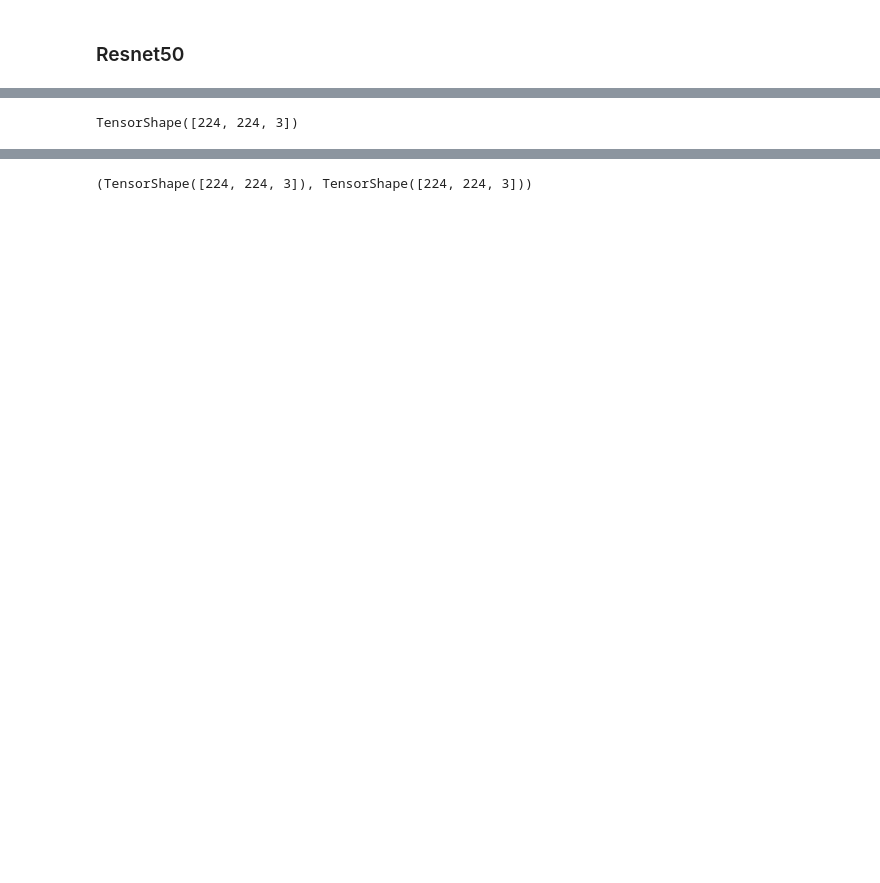
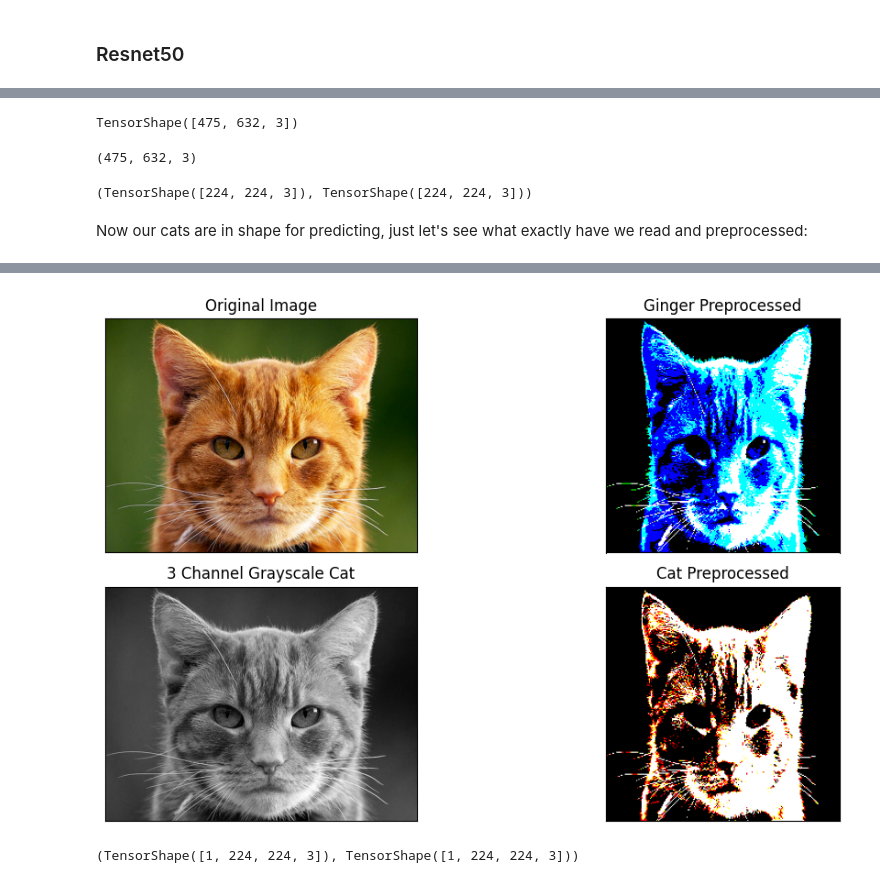
Before and after one commit to dtuleva/Images_and_Convolutions, a Jupyter notebook: Images_and_Convolutions_part_2_CNNs.ipynb, the cells around one changed output, grey strips where cells are left out. Saved outputs shown, nothing was run; the diff lists cells and outputs as text; code cells hidden in the pictures; blank space fills up the shorter version.

Commit message:
Resnet kernels heatmaps

```diff
--- a/Images_and_Convolutions_part_2_CNNs.ipynb
+++ b/Images_and_Convolutions_part_2_CNNs.ipynb
@@ -369,7 +361,30 @@ TensorShape([224, 224, 3])
+# %%
+cat_image_path = "/content/140272627-grooming-needs-senior-cat-632x475.jpg"
+cat_image = tf.io.decode_jpeg(tf.io.read_file(cat_image_path))
+cat_image.shape
+# %% [output]
+TensorShape([475, 632, 3])
 # %%
-cat = cat_image.mean(axis=2).astype(int) # need int for matplotlib
-cat = np.dstack([cat, cat, cat])
-cat = tf.image.resize(cat, size = (224, 224), method=tf.image.ResizeMethod.NEAREST_NEIGHBOR)
-cat.shape
+cat_gray = cat_image.numpy().mean(axis=2).astype(int) # need int for matplotlib
+cat_gray = np.dstack([cat_gray, cat_gray, cat_gray])
+cat_gray.shape
 # %% [output]
-TensorShape([224, 224, 3])
+(475, 632, 3)
+# %%
+def preprocess_image(img, image_size = (224, 224)):
+    img = tf.image.resize(img, image_size)
+    img = preprocess_input(img) # tensorflow.keras.applications.resnet50.preprocess_input
+    # The images are converted from RGB to BGR, then each color channel is zero-centered with respect to the ImageNet dataset, without scaling.
+
+    return img
+# %%
+ginger = preprocess_image(cat_image)
+cat = preprocess_image(cat_gray)
+ginger.shape, cat.shape
+# %% [output]
+(TensorShape([224, 224, 3]), TensorShape([224, 224, 3]))
+# %% [markdown]
+Now our cats are in shape for predicting, just let's see what exactly have we read and preprocessed:
+# %%
+plot_image_subplots([cat_image, ginger, cat_gray, cat], titles=["Original Image", "Ginger Preprocessed", "3 Channel Grayscale Cat", "Cat Preprocessed"], ncols = 2, nrows = 2)
+# %% [output]
@@ -376,6 +393,7 @@ TensorShape([224, 224, 3])
+[figure, added]
 # %%
-ginger_input = preprocess_input(ginger)
-cat_input = preprocess_input(cat)
+ginger_input = tf.expand_dims(ginger, axis=0)
+cat_input = tf.expand_dims(cat, axis=0)
 ginger_input.shape, cat_input.shape
 # %% [output]
-(TensorShape([224, 224, 3]), TensorShape([224, 224, 3]))
+(TensorShape([1, 224, 224, 3]), TensorShape([1, 224, 224, 3]))
```
Also changed, not shown: parts of 34 cells of this notebook.
